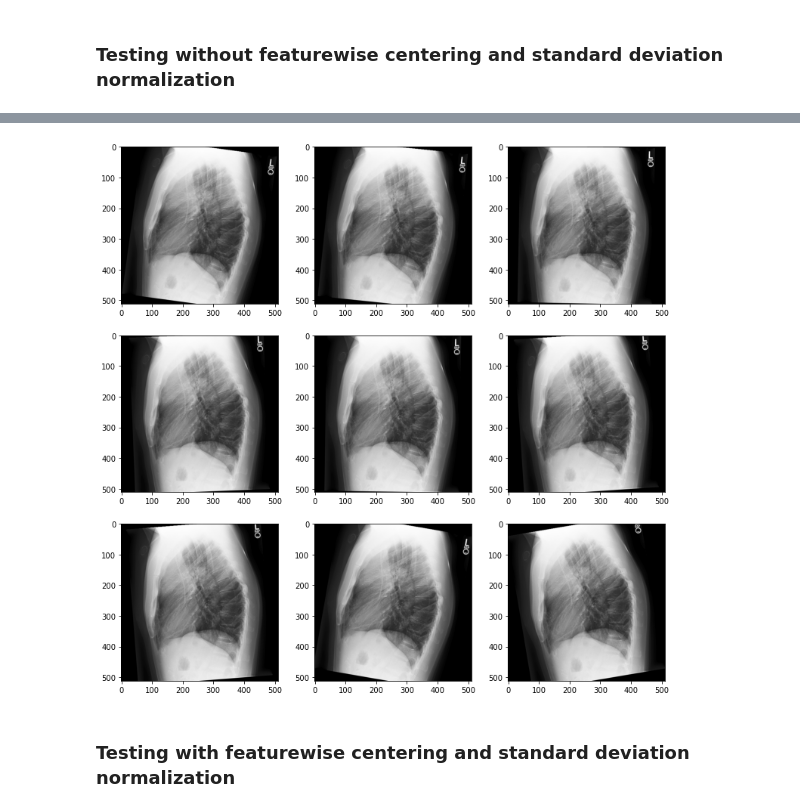
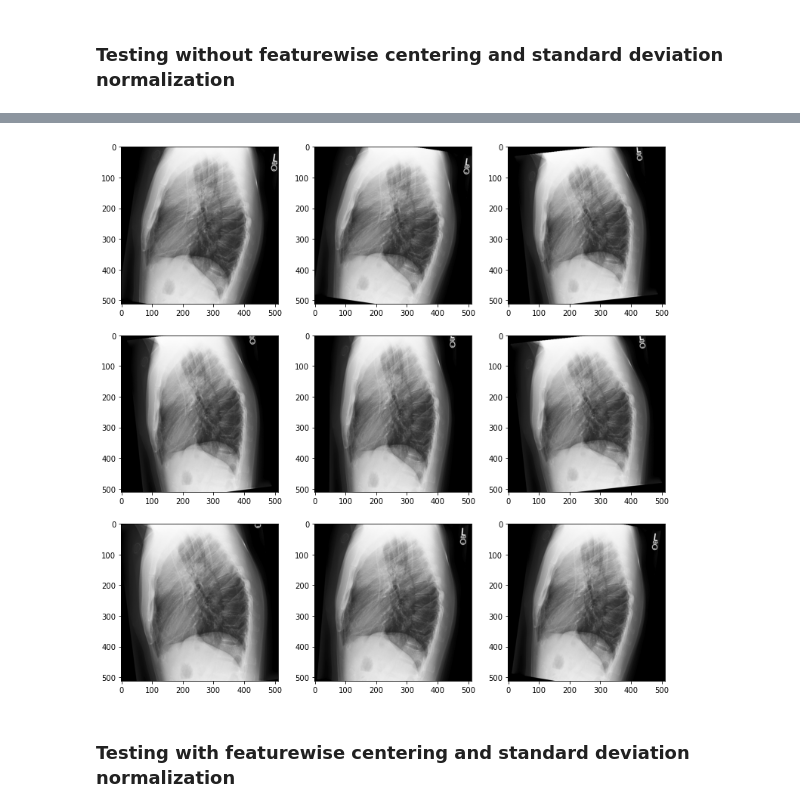
Before and after one commit to tamerthamoqa/CheXpert-multilabel-classification-tensorflow, a Jupyter notebook: misc/testing_data_augmentations/testing_image_data_augmentation_settings.ipynb, the cells around one changed output, grey strips where cells are left out. Saved outputs shown, nothing was run; the diff lists cells and outputs as text; code cells hidden in the pictures.

```diff
--- a/misc/testing_data_augmentations/testing_image_data_augmentation_settings.ipynb
+++ b/misc/testing_data_augmentations/testing_image_data_augmentation_settings.ipynb
@@ -24,6 +24,7 @@ samples = expand_dims(data, 0)
 datagen = ImageDataGenerator(
     rotation_range=10,
     shear_range=0.1,
+    zoom_range=0.1,
     fill_mode="constant",
     cval=0.0
 )
@@ -49,34 +50,35 @@ pyplot.show()
 # load the image
 img = load_img('test_images/patient00005_view2_lateral.png')
 # convert to numpy array
 data = img_to_array(img)
 # expand dimension to one sample
 samples = expand_dims(data, 0)
 # create image data augmentation generator
 datagen = ImageDataGenerator(
     rotation_range=10,
     shear_range=0.1,
+    zoom_range=0.1,
     fill_mode="constant",
     cval=0.0
 )
 
 # prepare iterator
 it = datagen.flow(samples, batch_size=1)
 f = pyplot.figure(figsize=(13, 13))
 # generate samples and plot
 for i in range(9):
     # define subplot
     f.add_subplot(330 + 1 + i)
     # generate batch of images
     batch = it.next()
     # convert to unsigned integers for viewing
     image = batch[0].astype('uint8')
     # plot raw pixel data
     pyplot.imshow(image)
 # show the figure
 pyplot.show()
 # %% [output]
-[figure, old version]
+[figure, new version]
 # %% [markdown]
 ### Testing with featurewise centering and standard deviation normalization
 # %%
```
Also changed, not shown: parts of 4 cells of this notebook.
